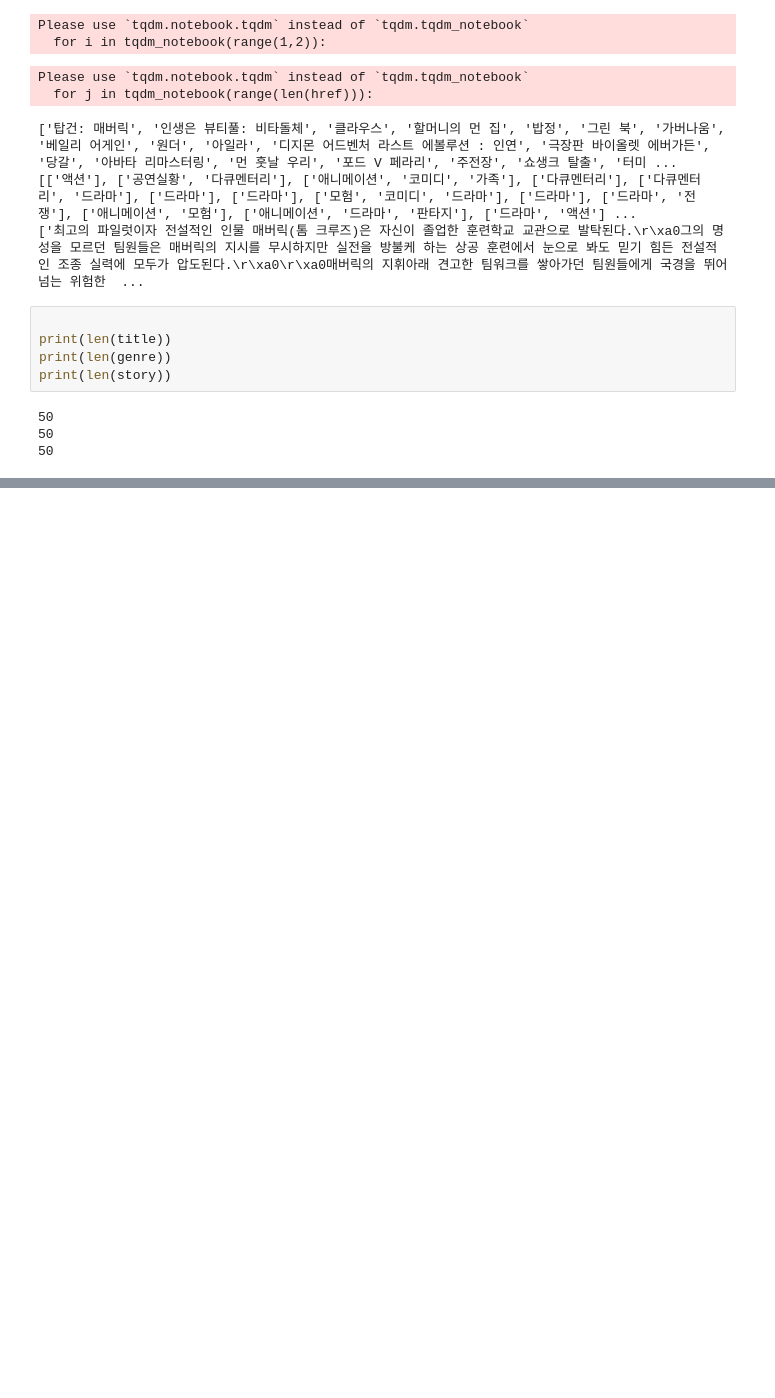
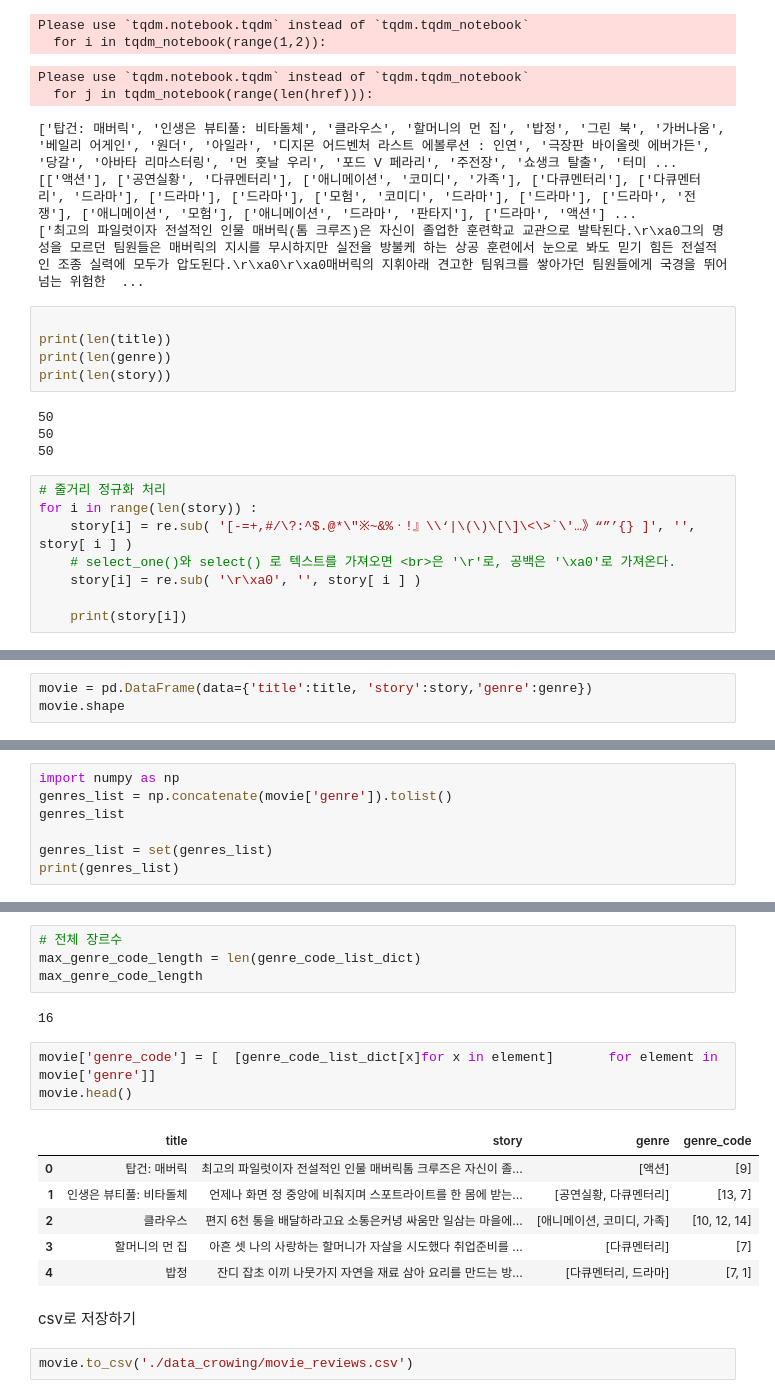
Before and after one commit to kimmokyun/python2, a Jupyter notebook: python_25_naver_wordcloud_jpynb.ipynb, the cells around one changed output, grey strips where cells are left out. Saved outputs shown, nothing was run; the diff lists cells and outputs as text; blank space fills up the shorter version.

```diff
--- a/python_25_naver_wordcloud_jpynb.ipynb
+++ b/python_25_naver_wordcloud_jpynb.ipynb
@@ -105,3 +105,11 @@ print(len(story))
 50
 50
 50
+# %%
+# 줄거리 정규화 처리
+for i in range(len(story)) :
+    story[i] = re.sub( '[-=+,#/\?:^$.@*\"※~&%ㆍ!』\\‘|\(\)\[\]\<\>`\'…》“”’{} ]', '', story[ i ] )
+    # select_one()와 select() 로 텍스트를 가져오면 <br>은 '\r'로, 공백은 '\xa0'로 가져온다.
+    story[i] = re.sub( '\r\xa0', '', story[ i ] )
+
+    print(story[i])
@@ -107,0 +136,3 @@ print(len(story))
+# %%
+movie = pd.DataFrame(data={'title':title, 'story':story,'genre':genre})
+movie.shape
@@ -107,0 +150,7 @@ print(len(story))
+# %%
+import numpy as np
+genres_list = np.concatenate(movie['genre']).tolist()
+genres_list
+
+genres_list = set(genres_list)
+print(genres_list)
@@ -107,0 +181,20 @@ print(len(story))
+# %%
+# 전체 장르수
+max_genre_code_length = len(genre_code_list_dict)
+max_genre_code_length
+# %% [output]
+16
+# %%
+movie['genre_code'] = [  [genre_code_list_dict[x]for x in element]       for element in movie['genre']]
+movie.head()
+# %% [output]
+|  | title | story | genre | genre_code |
+| 0 | 탑건: 매버릭 | 최고의 파일럿이자 전설적인 인물 매버릭톰 크루즈은 자신이 졸... | [액션] | [9] |
+| 1 | 인생은 뷰티풀: 비타돌체 | 언제나 화면 정 중앙에 비춰지며 스포트라이트를 한 몸에 받는... | [공연실황, 다큐멘터리] | [13, 7] |
+| 2 | 클라우스 | 편지 6천 통을 배달하라고요 소통은커녕 싸움만 일삼는 마을에... | [애니메이션, 코미디, 가족] | [10, 12, 14] |
+| 3 | 할머니의 먼 집 | 아흔 셋 나의 사랑하는 할머니가 자살을 시도했다 취업준비를 ... | [다큐멘터리] | [7] |
+| 4 | 밥정 | 잔디 잡초 이끼 나뭇가지 자연을 재료 삼아 요리를 만드는 방... | [다큐멘터리, 드라마] | [7, 1] |
+# %% [markdown]
+csv로 저장하기
+# %%
+movie.to_csv('./data_crowing/movie_reviews.csv')
```
Also changed, not shown: parts of 12 cells of this notebook.
